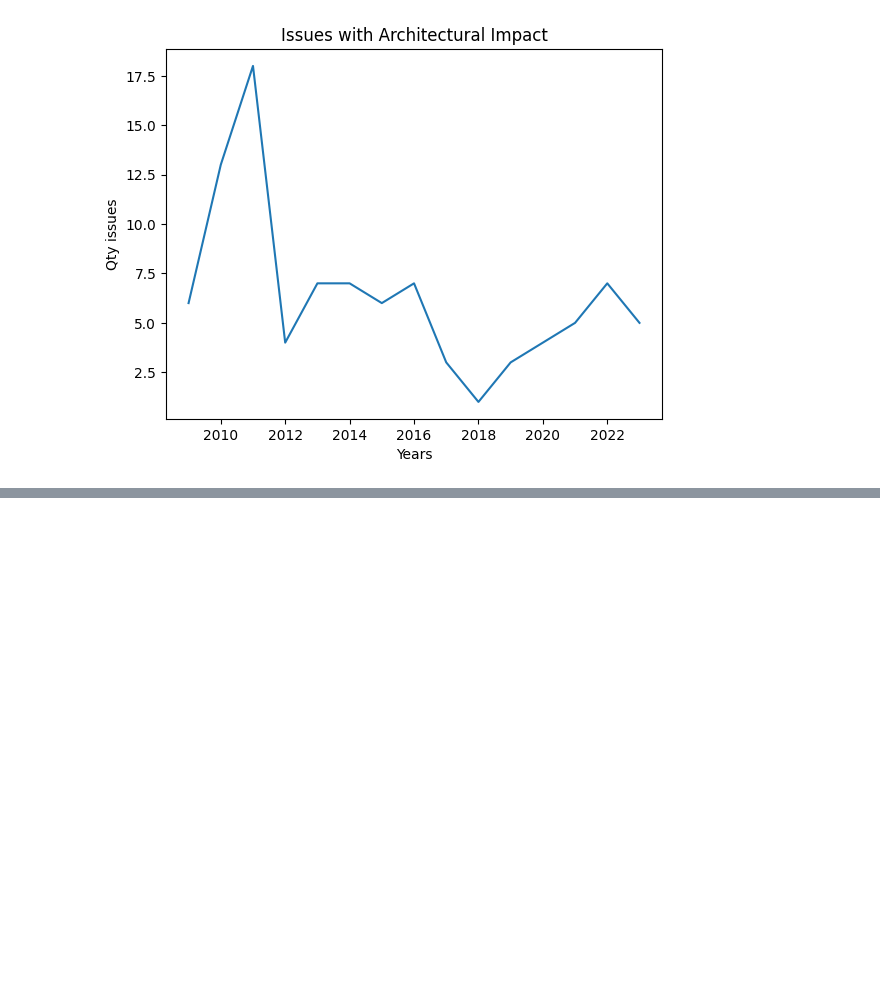
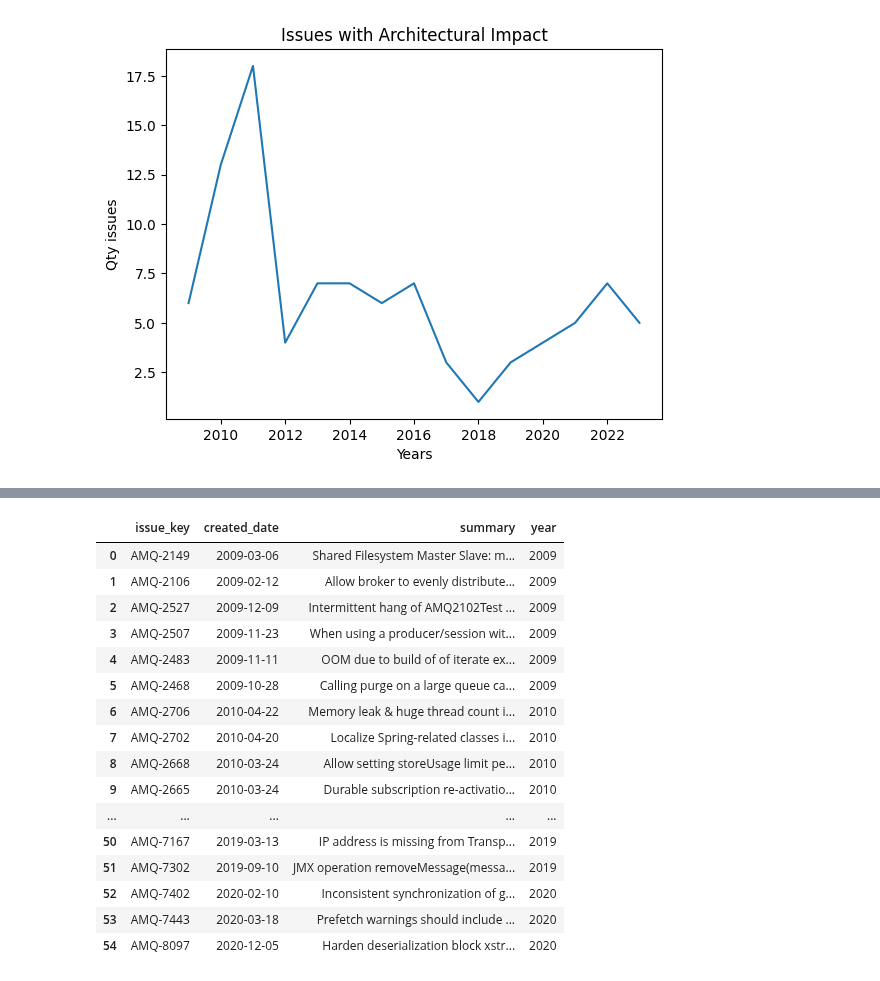
Before and after one commit to armandossrecife/my_validation, a Jupyter notebook: my_comparison.ipynb, the cells around one changed output, grey strips where cells are left out. Cells and saved outputs as stored; diff of their text form; code cells hidden in the pictures; blank space fills up the shorter version.

```diff
--- a/my_comparison.ipynb
+++ b/my_comparison.ipynb
@@ -2071,0 +2076,4 @@ grafico_temperaturas.exibir_gráfico()
+# %%
+df_aiccc = df_activemq_issues_commits_critical_classes[['issue_key', 'created_date']]
+df1a = df_aiccc.copy()
+df_aiccc
@@ -2071,0 +2139,21 @@ grafico_temperaturas.exibir_gráfico()
+# %%
+df3a['year'] = pd.to_datetime(df3a['created_date']).dt.year
+df3a
+# %% [output]
+|  | issue_key | created_date | summary | year |
+| 0 | AMQ-2149 | 2009-03-06 | Shared Filesystem Master Slave: m... | 2009 |
+| 1 | AMQ-2106 | 2009-02-12 | Allow broker to evenly distribute... | 2009 |
+| 2 | AMQ-2527 | 2009-12-09 | Intermittent hang of AMQ2102Test ... | 2009 |
+| 3 | AMQ-2507 | 2009-11-23 | When using a producer/session wit... | 2009 |
+| 4 | AMQ-2483 | 2009-11-11 | OOM due to build of of iterate ex... | 2009 |
+| 5 | AMQ-2468 | 2009-10-28 | Calling purge on a large queue ca... | 2009 |
+| 6 | AMQ-2706 | 2010-04-22 | Memory leak & huge thread count i... | 2010 |
+| 7 | AMQ-2702 | 2010-04-20 | Localize Spring-related classes i... | 2010 |
+| 8 | AMQ-2668 | 2010-03-24 | Allow setting storeUsage limit pe... | 2010 |
+| 9 | AMQ-2665 | 2010-03-24 | Durable subscription re-activatio... | 2010 |
+| ... | ... | ... | ... | ... |
+| 50 | AMQ-7167 | 2019-03-13 | IP address is missing from Transp... | 2019 |
+| 51 | AMQ-7302 | 2019-09-10 | JMX operation removeMessage(messa... | 2019 |
+| 52 | AMQ-7402 | 2020-02-10 | Inconsistent synchronization of g... | 2020 |
+| 53 | AMQ-7443 | 2020-03-18 | Prefetch warnings should include ... | 2020 |
+| 54 | AMQ-8097 | 2020-12-05 | Harden deserialization block xstr... | 2020 |
```
Also changed, not shown: parts of 15 cells of this notebook.
